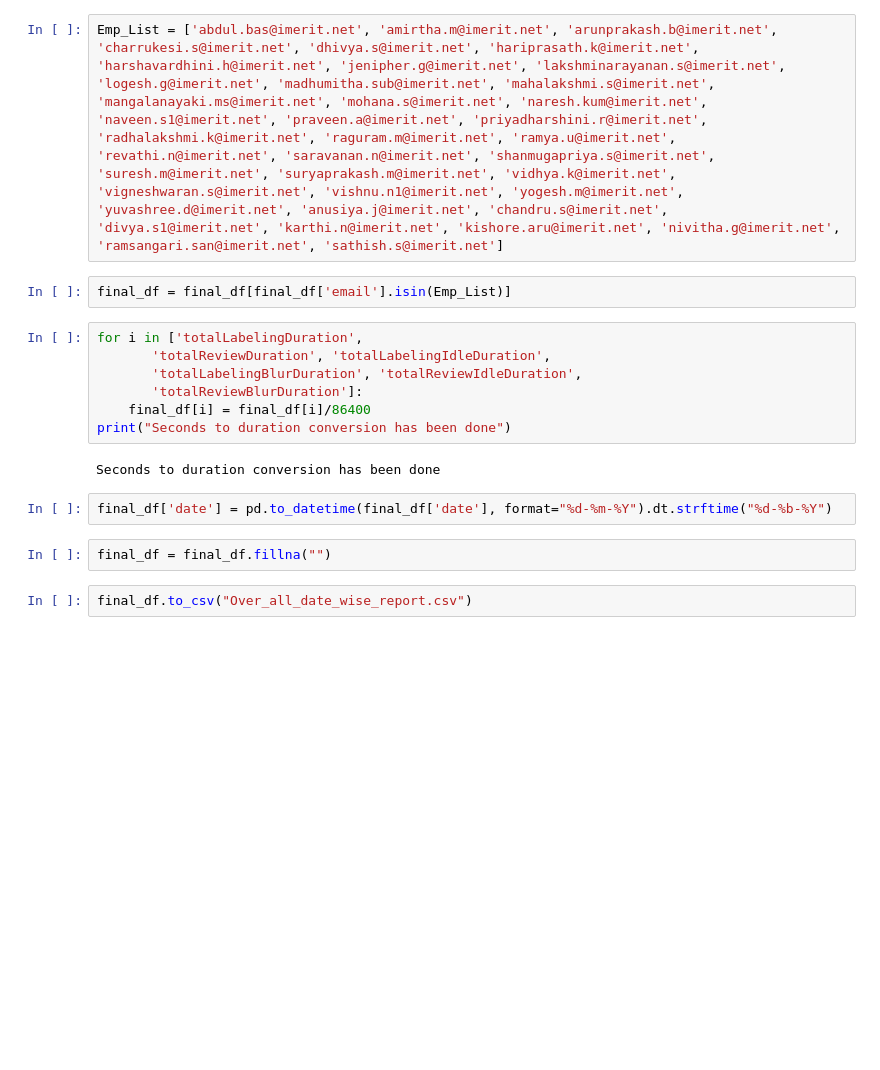
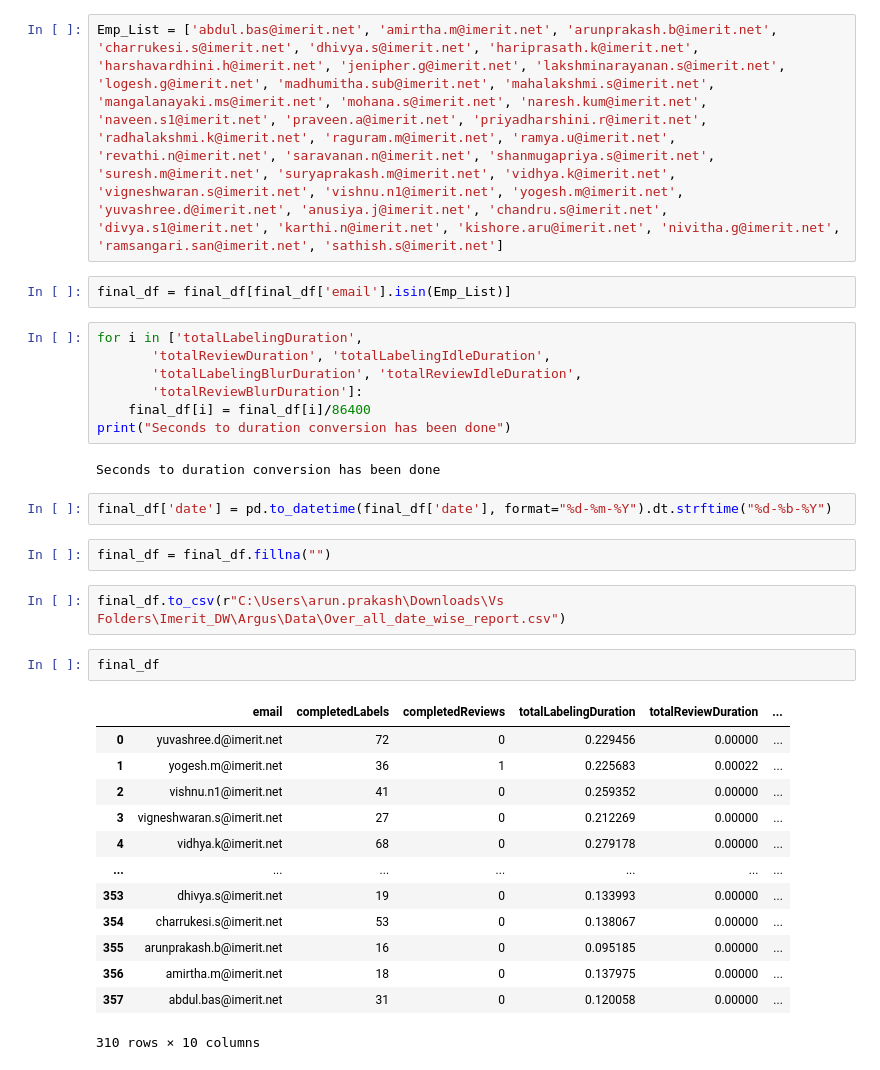
Before and after one commit to arun8nov/Imerit_DW, a Jupyter notebook: Argus/codes/Date_wise_sumary.ipynb, the cells around one changed output. Saved outputs shown, nothing was run; the diff lists cells and outputs as text; blank space fills up the shorter version.

Commit message:
date wise summary updation

```diff
--- a/Argus/codes/Date_wise_sumary.ipynb
+++ b/Argus/codes/Date_wise_sumary.ipynb
@@ -50,7 +38,23 @@ final_df['date'] = pd.to_datetime(final_df['date'], format="%d-%m-%Y").dt.strfti
 # %%
 final_df = final_df.fillna("")
 # %%
-final_df.to_csv("Over_all_date_wise_report.csv")
+final_df.to_csv(r"C:\Users\arun.prakash\Downloads\Vs Folders\Imerit_DW\Argus\Data\Over_all_date_wise_report.csv")
+# %%
+final_df
+# %% [output]
+|  | email | completedLabels | completedReviews | totalLabelingDuration | totalReviewDuration | ... |
+| 0 | yuvashree.d@imerit.net | 72 | 0 | 0.229456 | 0.00000 | ... |
+| 1 | yogesh.m@imerit.net | 36 | 1 | 0.225683 | 0.00022 | ... |
+| 2 | vishnu.n1@imerit.net | 41 | 0 | 0.259352 | 0.00000 | ... |
+| 3 | vigneshwaran.s@imerit.net | 27 | 0 | 0.212269 | 0.00000 | ... |
+| 4 | vidhya.k@imerit.net | 68 | 0 | 0.279178 | 0.00000 | ... |
+| ... | ... | ... | ... | ... | ... | ... |
+| 353 | dhivya.s@imerit.net | 19 | 0 | 0.133993 | 0.00000 | ... |
+| 354 | charrukesi.s@imerit.net | 53 | 0 | 0.138067 | 0.00000 | ... |
+| 355 | arunprakash.b@imerit.net | 16 | 0 | 0.095185 | 0.00000 | ... |
+| 356 | amirtha.m@imerit.net | 18 | 0 | 0.137975 | 0.00000 | ... |
+| 357 | abdul.bas@imerit.net | 31 | 0 | 0.120058 | 0.00000 | ... |
+310 rows × 10 columns
 # %%
 final_df.pivot_table(index='email',columns='date',aggfunc='sum')
 # %% [output]
```
Also changed, not shown: parts of 3 cells of this notebook.
